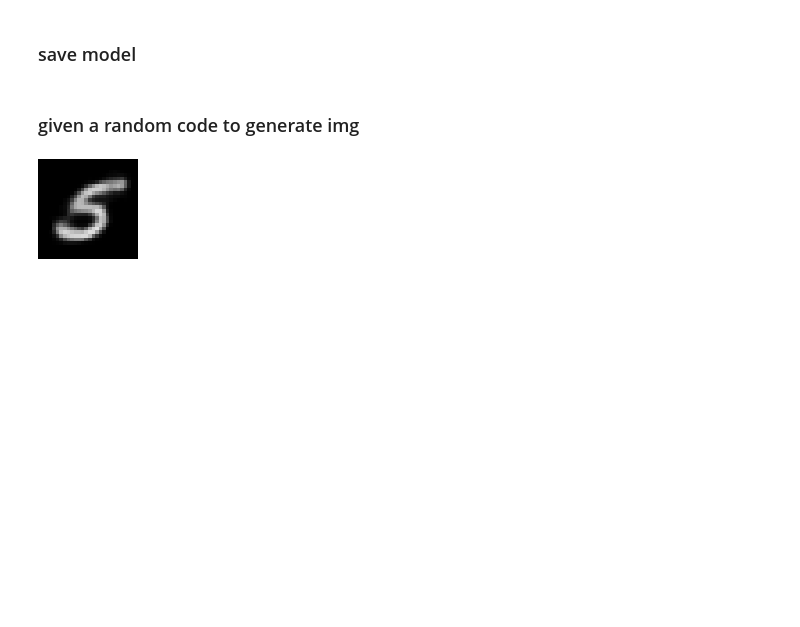
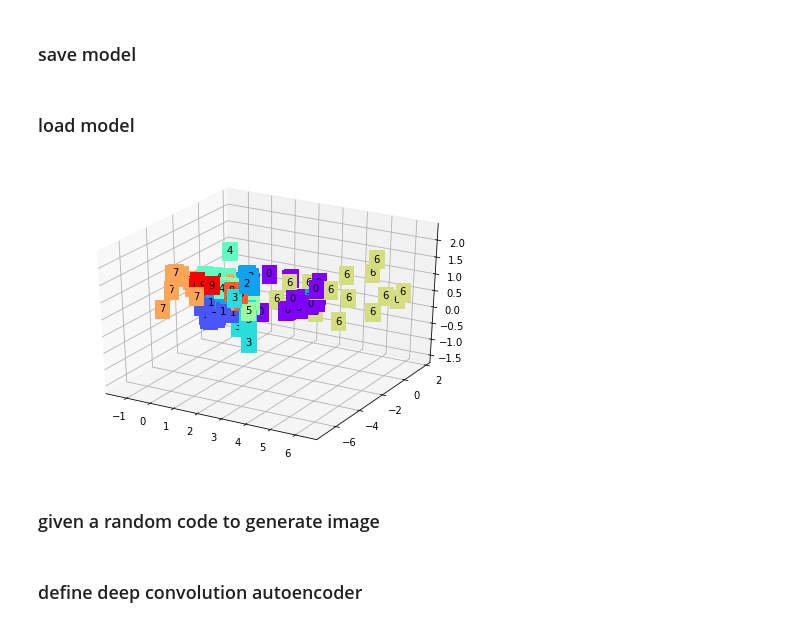
Before and after one commit to L1aoXingyu/code-of-learn-deep-learning-with-pytorch, a Jupyter notebook: chapter6_Gan/autoencoder.ipynb, the cells around one changed output. Cells and saved outputs as stored; diff of their text form; code cells hidden in the pictures; blank space fills up the shorter version.

```diff
--- a/chapter6_Gan/autoencoder.ipynb
+++ b/chapter6_Gan/autoencoder.ipynb
@@ -49,9 +54,9 @@ dataloader = DataLoader(dataset, batch_size=batch_size, shuffle=True)
 # %% [markdown]
 ### define MLP autoencoder
 # %%
-class encoder(nn.Module):
+class MLPencoder(nn.Module):
     def __init__(self):
-        super(encoder, self).__init__()
+        super(MLPencoder, self).__init__()
         self.fc = nn.Sequential(
             nn.Linear(28*28, 128),
             nn.ReLU(True),
@@ -66,9 +71,9 @@ class encoder(nn.Module):
         x = self.fc(x)
         return x
 # %%
-class decoder(nn.Module):
+class MLPdecoder(nn.Module):
     def __init__(self):
-        super(decoder, self).__init__()
+        super(MLPdecoder, self).__init__()
         self.fc = nn.Sequential(
             nn.Linear(3, 12),
             nn.ReLU(True),
@@ -85,11 +90,11 @@ class decoder(nn.Module):
         return x
 # %%
 if torch.cuda.is_available():
-    en_model = encoder().cuda()
-    de_model = decoder().cuda()
+    en_model = MLPencoder().cuda()
+    de_model = MLPdecoder().cuda()
 else:
-    en_model = encoder()
-    de_model = decoder()
+    en_model = MLPencoder()
+    de_model = MLPdecoder()
 # %% [markdown]
 ### define loss and optimizer
 # %%
@@ -142,20 +147,39 @@ epoch [70/70], loss:0.1230
 # %%
 torch.save(en_model.state_dict(), './encoder.pth')
 torch.save(de_model.state_dict(), './decoder.pth')
+# %% [markdown]
+### load model
+# %%
+en_model.load_state_dict(torch.load('./encoder.pth'))
+de_model.load_state_dict(torch.load('./decoder.pth'))
+# %%
+view_data = Variable(dataset.train_data[:200].view(-1, 28*28).type(torch.FloatTensor)/255).cuda()
+code = en_model(view_data)
+code = code.cpu()
+fig = plt.figure(2)
+ax = Axes3D(fig)    # 3D 图
+# x, y, z 的数据值
+X = code.data[:, 0].numpy()
+Y = code.data[:, 1].numpy()
+Z = code.data[:, 2].numpy()
+values = dataset.train_labels[:200].numpy()  # 标签值
+for x, y, z, s in zip(X, Y, Z, values):
+    c = cm.rainbow(int(255*s/9))    # 上色
+    ax.text(x, y, z, s, backgroundcolor=c)  # 标位子
+ax.set_xlim(X.min(), X.max())
+ax.set_ylim(Y.min(), Y.max())
+ax.set_zlim(Z.min(), Z.max())
+plt.show()
+# %% [output]
+[figure, added]
 # %% [markdown]
-### given a random code to generate img
+### given a random code to generate image
 # %%
-code = to_var(torch.Tensor([8, 2.3, -0.4]))
+code = to_var(torch.Tensor([4, 2.3, -0.4]))
 code = code.unsqueeze(0)
-
 out = de_model(code)
-
 img = to_img(out)
-
-import PIL
-
-a = torchvision.transforms.ToPILImage()(img.cpu().data.squeeze(0))
-
+a = transforms.ToPILImage()(img.cpu().data.squeeze(0))
 a.resize((100, 100))
-# %% [output]
-[figure, removed]
+# %% [markdown]
+### define deep convolution autoencoder
```
Also changed, not shown: parts of 9 cells of this notebook, 5 other files.
